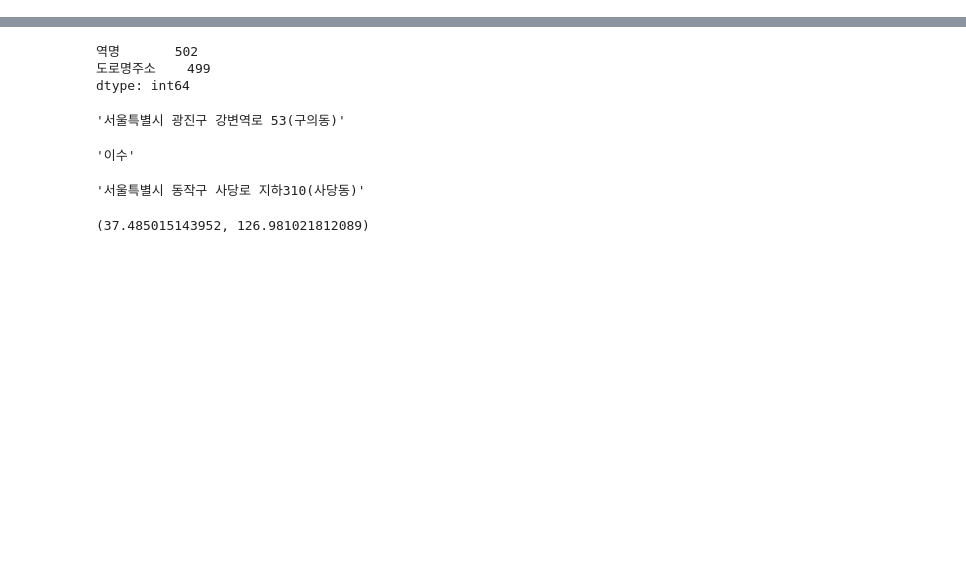
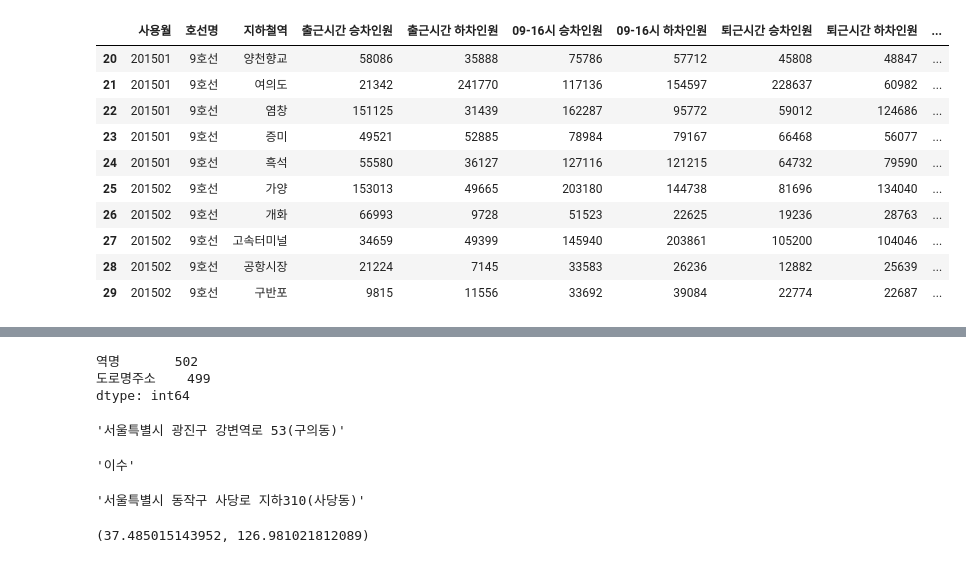
Before and after one commit to Mayhem-XD/Project_p1, a Jupyter notebook: test_code_folder/test_3.ipynb, the cells around one changed output, grey strips where cells are left out. Drawn from its saved outputs; the diff is of its cells as text; code cells hidden in the pictures; blank space fills up the shorter version.

```diff
--- a/test_code_folder/test_3.ipynb
+++ b/test_code_folder/test_3.ipynb
@@ -69,3 +69,17 @@ df.head()
+# %%
+df.head(30).tail(10)
+# %% [output]
+|  | 사용월 | 호선명 | 지하철역 | 출근시간 승차인원 | 출근시간 하차인원 | 09-16시 승차인원 | 09-16시 하차인원 | 퇴근시간 승차인원 | 퇴근시간 하차인원 | ... |
+| 20 | 201501 | 9호선 | 양천향교 | 58086 | 35888 | 75786 | 57712 | 45808 | 48847 | ... |
+| 21 | 201501 | 9호선 | 여의도 | 21342 | 241770 | 117136 | 154597 | 228637 | 60982 | ... |
+| 22 | 201501 | 9호선 | 염창 | 151125 | 31439 | 162287 | 95772 | 59012 | 124686 | ... |
+| 23 | 201501 | 9호선 | 증미 | 49521 | 52885 | 78984 | 79167 | 66468 | 56077 | ... |
+| 24 | 201501 | 9호선 | 흑석 | 55580 | 36127 | 127116 | 121215 | 64732 | 79590 | ... |
+| 25 | 201502 | 9호선 | 가양 | 153013 | 49665 | 203180 | 144738 | 81696 | 134040 | ... |
+| 26 | 201502 | 9호선 | 개화 | 66993 | 9728 | 51523 | 22625 | 19236 | 28763 | ... |
+| 27 | 201502 | 9호선 | 고속터미널 | 34659 | 49399 | 145940 | 203861 | 105200 | 104046 | ... |
+| 28 | 201502 | 9호선 | 공항시장 | 21224 | 7145 | 33583 | 26236 | 12882 | 25639 | ... |
+| 29 | 201502 | 9호선 | 구반포 | 9815 | 11556 | 33692 | 39084 | 22774 | 22687 | ... |
 # %%
 df.지하철역[25]
 # %% [output]
```
Also changed, not shown: parts of 5 cells of this notebook, 4 other files.
